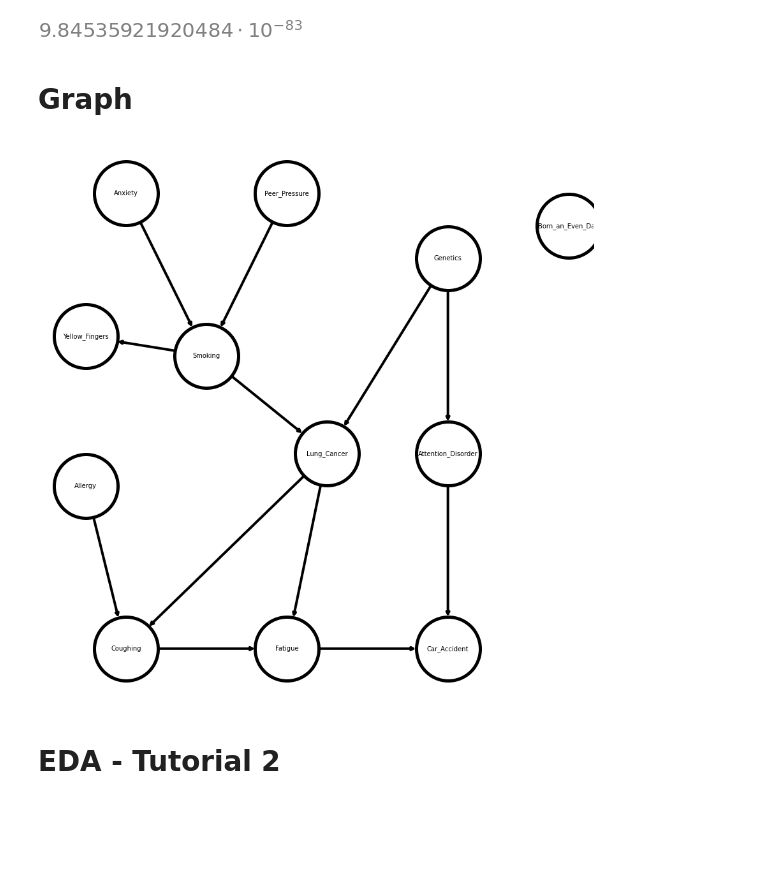
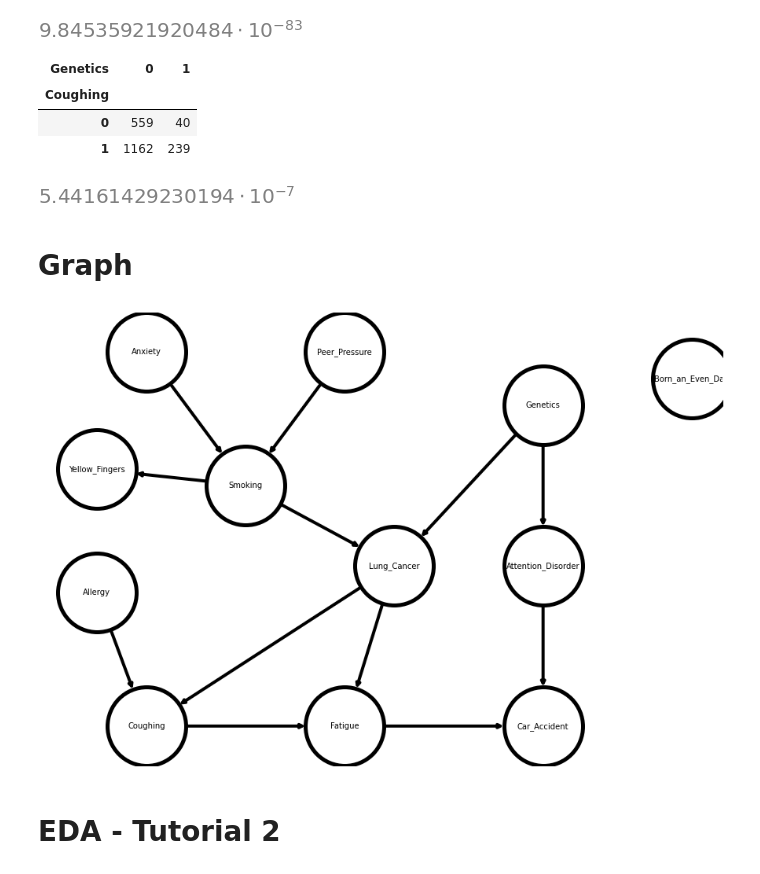
Before and after one commit to keerthybalan/CausalDS_LUCAS, a Jupyter notebook: EDA.ipynb, the cells around one changed output. Cells and saved outputs as stored; diff of their text form; code cells hidden in the pictures; blank space fills up the shorter version.

```diff
--- a/EDA.ipynb
+++ b/EDA.ipynb
@@ -197,33 +231,48 @@ res.statistic
 res.pvalue
 # %% [output]
 [figure]
+# %%
+pd.crosstab(index=train['Coughing'], columns=train['Genetics'])
+# %% [output]
+| Genetics | 0 | 1 |
+| Coughing |  |  |
+| 0 | 559 | 40 |
+| 1 | 1162 | 239 |
+# %%
+import scipy.stats as stats
+res = stats.barnard_exact([[559, 40], [1162, 239]])
+res.statistic
+
+res.pvalue
+# %% [output]
+[figure, added]
 # %% [markdown]
 # Graph
 # %%
 # we import networkx and create a directed graph
 G = nx.DiGraph()
 
-plt.figure(3,figsize=(12,12))
+plt.figure(3,figsize=(12,8))
 
 G.add_nodes_from(['Smoking', 'Yellow_Fingers', 'Anxiety', 'Peer_Pressure', 'Genetics', 'Attention_Disorder','Born_an_Even_Day', 'Car_Accident', 'Fatigue', 'Allergy', 'Coughing', 'Lung_Cancer'])
 
 G.add_edges_from([('Anxiety','Smoking'), ('Peer_Pressure','Smoking'), ('Smoking','Yellow_Fingers'), ('Smoking','Lung_Cancer'),
                   ('Allergy','Coughing'), ('Lung_Cancer','Coughing'), ('Coughing','Fatigue'), ('Lung_Cancer','Fatigue'),
                  ('Genetics','Lung_Cancer'), ('Genetics','Attention_Disorder'), ('Attention_Disorder', 'Car_Accident'), ('Fatigue', 'Car_Accident')])
 
 # we can visualise this graph (choosing node positions, colours, and sizes to make it more clear)
 # and save it to a .gml format (for using DoWhy later)
 pos = {'Anxiety': (-20, 40),              'Yellow_Fingers': (-25, 18),
          'Peer_Pressure': (0, 40), 'Smoking': (-10, 15), 'Allergy': (-25, -5),
          'Coughing': (-20, -30), 'Lung_Cancer': (5, 0), 'Genetics': (20, 30), 'Attention_Disorder': (20, 0),
          'Fatigue': (0, -30),'Car_Accident': (20, -30), 'Born_an_Even_Day' : (35,35)}
 
 nx.draw(G, pos = pos,with_labels=True, node_size=10000, node_color='w', edgecolors ='black', linewidths= 5, width = 4, font_size = 10)
 nx.write_gml(G, "backdoor_criterion_graph.gml")
 
 plt.show()
 # %% [output]
-[figure, old version]
+[figure, new version]
 # %% [markdown]
 # EDA - Tutorial 2
 # %% [markdown]
```
Also changed, not shown: parts of 35 cells of this notebook.
